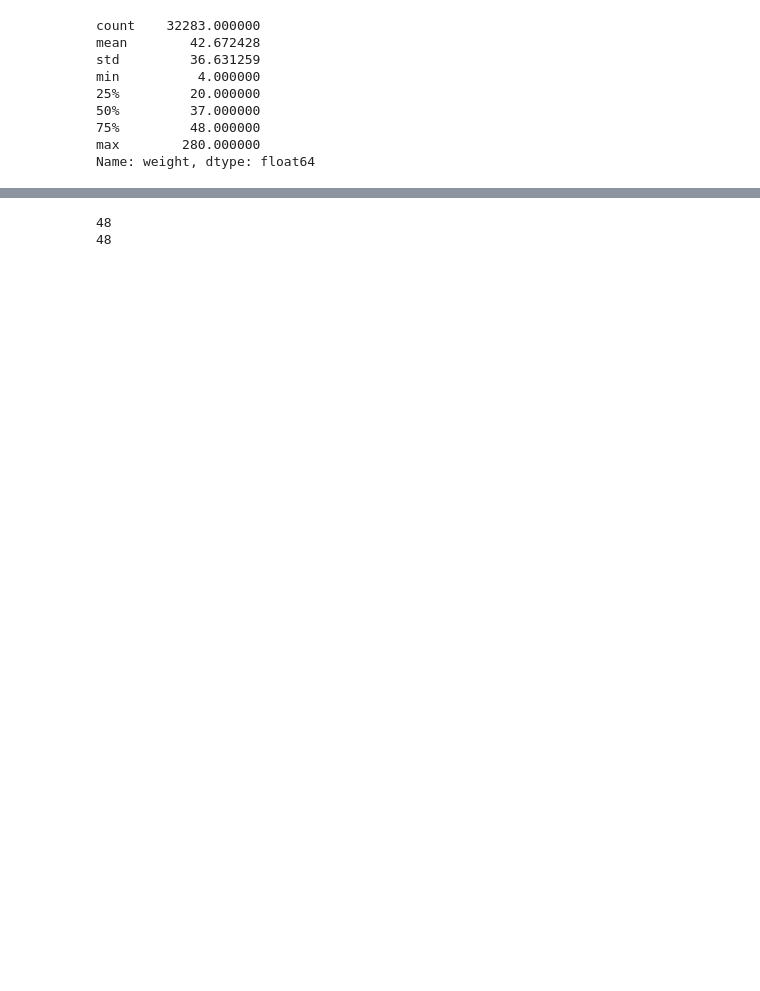
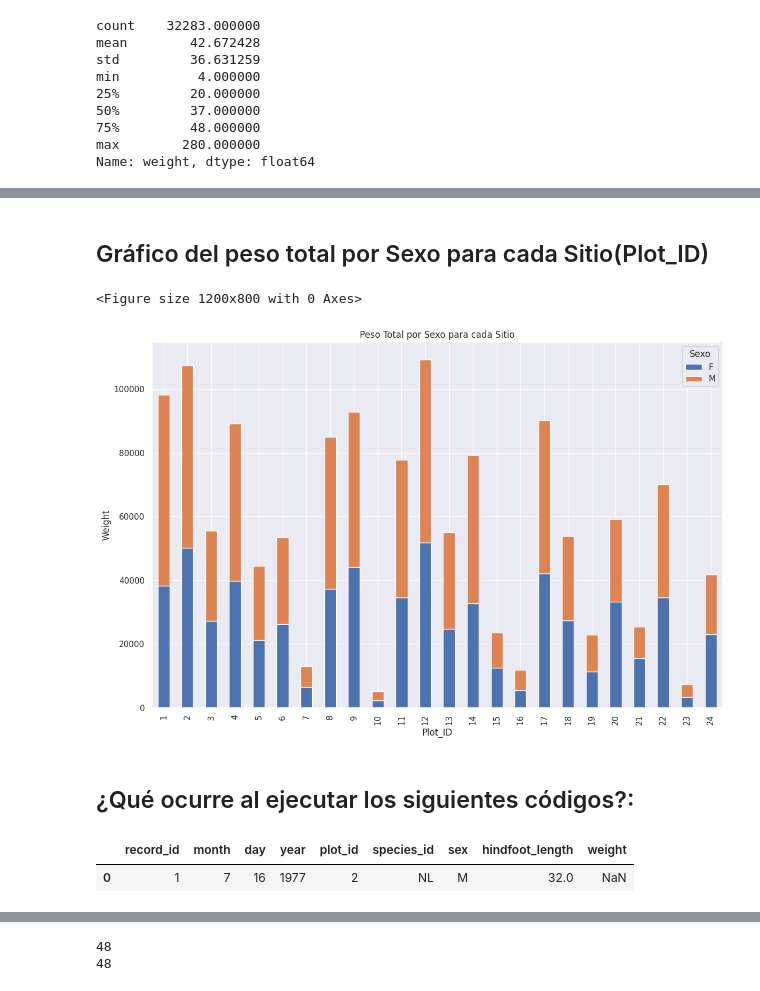
Before and after one commit to cosijoeza/semestre-1, a Jupyter notebook: data-cleaning/practica-7/surveys.ipynb, the cells around one changed output, grey strips where cells are left out. Drawn from its saved outputs; the diff is of its cells as text; code cells hidden in the pictures; blank space fills up the shorter version.

```diff
--- a/data-cleaning/practica-7/surveys.ipynb
+++ b/data-cleaning/practica-7/surveys.ipynb
@@ -273,0 +251,27 @@ print(y)
+# %% [markdown]
+## Gráfico del peso total por Sexo para cada Sitio(Plot_ID)
+# %%
+# Calculate the total weight by site (plot_id) and sex
+total_weight_by_plot_sex = surveys_df.groupby(['plot_id', 'sex'])['weight'].sum().unstack()
+
+# Plot the stacked bar chart
+plt.figure(figsize=(12, 8))
+total_weight_by_plot_sex.plot(kind='bar', stacked=True, figsize=(12, 8))
+plt.title('Peso Total por Sexo para cada Sitio')
+plt.xlabel('Plot_ID')
+plt.ylabel('Weight')
+plt.legend(title='Sexo', loc='upper right')
+plt.tight_layout()
+
+# Show the plot
+plt.show()
+# %% [output]
+<Figure size 1200x800 with 0 Axes>
+[figure, added]
+# %% [markdown]
+## ¿Qué ocurre al ejecutar los siguientes códigos?:
+# %%
+surveys_df[0:1]
+# %% [output]
+|  | record_id | month | day | year | plot_id | species_id | sex | hindfoot_length | weight |
+| 0 | 1 | 7 | 16 | 1977 | 2 | NL | M | 32.0 | NaN |
```
Also changed, not shown: parts of 45 cells of this notebook.
